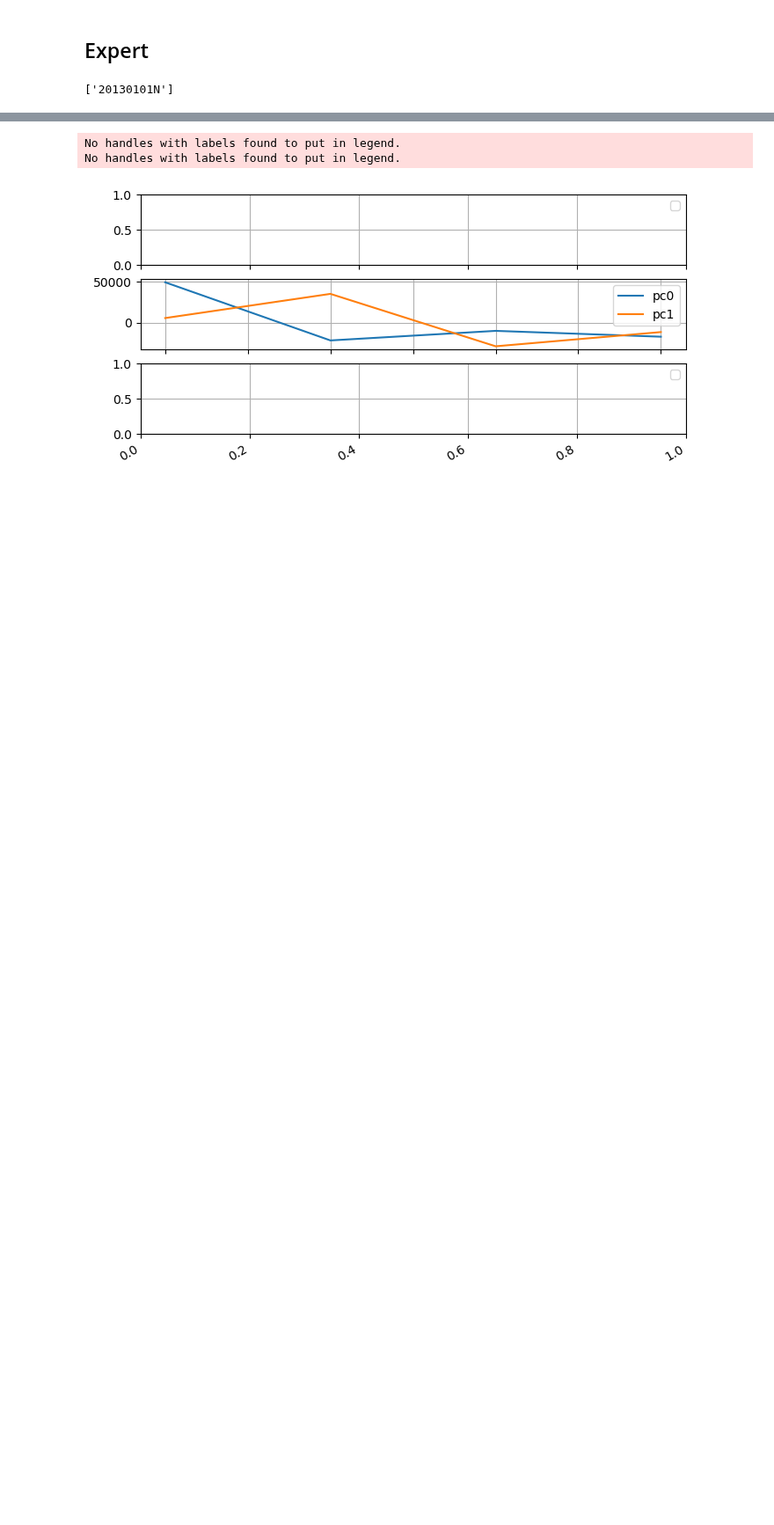
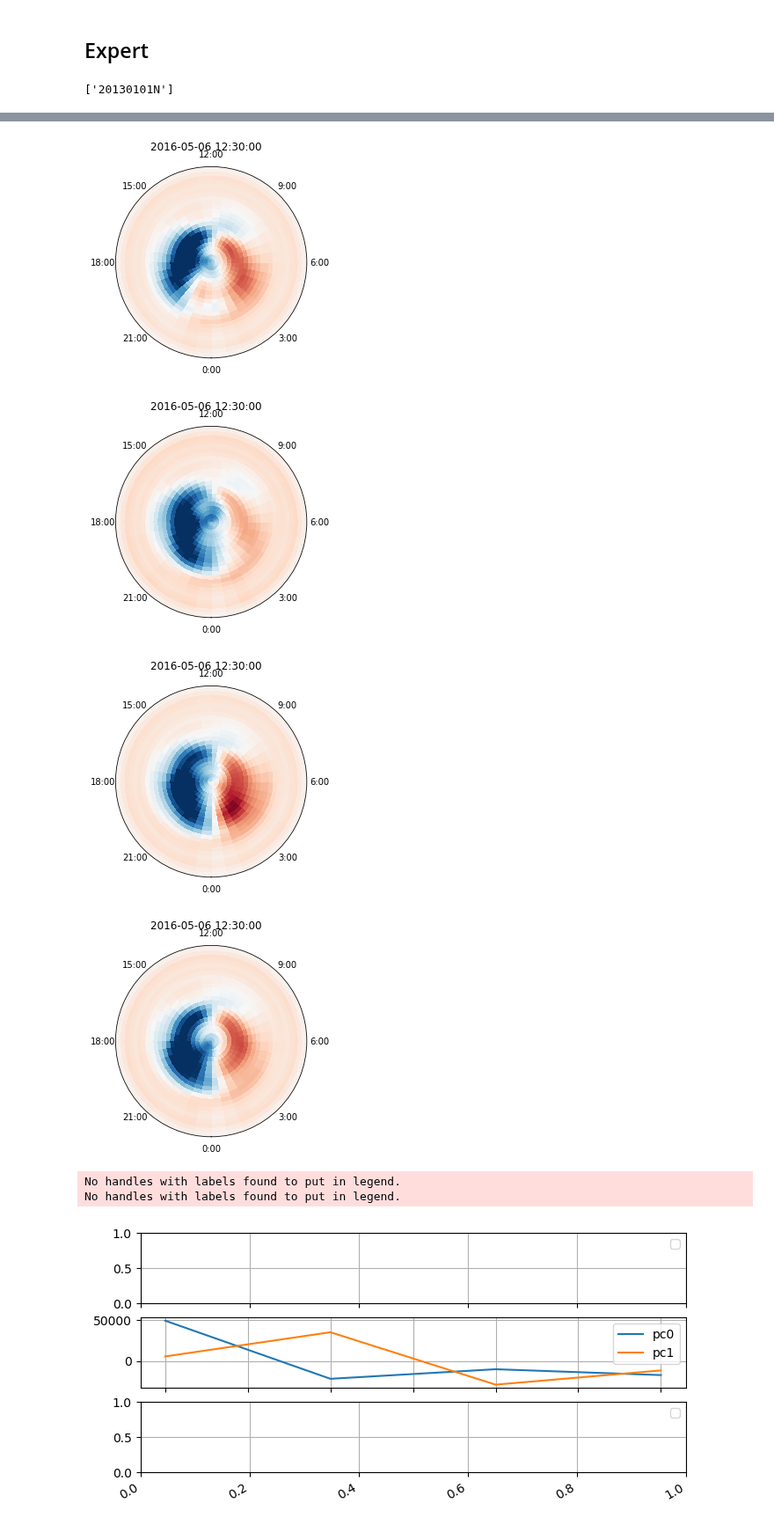
Before and after one commit to AMGeO-Collaboration/Earthcube-Meeting-2021, a Jupyter notebook: notebooks/WM_0_Developing An API For AMGeO Users.ipynb, the cells around one changed output, grey strips where cells are left out. Shown at 88% size. Drawn from its saved outputs; the diff is of its cells as text; code cells hidden in the pictures; blank space fills up the shorter version.

```diff
--- a/notebooks/WM_0_Developing An API For AMGeO Users.ipynb
+++ b/notebooks/WM_0_Developing An API For AMGeO Users.ipynb
@@ -450,5 +433,31 @@ ax.scatter([0, 1, 2, 3], [int(v) for v in vs])
 # %% [markdown]
 ## Expert
+# %%
+def polar2dial(ax):
+    """
+    Turns a matplotlib axes polar plot into a dial plot
+    """
+    #Rotate the plot so that noon is at the top and midnight
+    #is at the bottom, and fix the labels so radial direction
+    #is latitude and azimuthal direction is local time in hours
+    ax.set_theta_zero_location('S')
+    theta_label_values = np.array([0.,3.,6.,9.,12.,15.,18.,21.])*180./12
+    theta_labels = ['%d:00' % (int(th/180.*12)) for th in theta_label_values.flatten().tolist()]
+    ax.set_thetagrids(theta_label_values,labels=theta_labels)
+
+    r_label_values = 90.-np.array([80.,70.,60.,50.,40.])
+    r_labels = [r'$%d^{o}$' % (int(90.-rv)) for rv in r_label_values.flatten().tolist()]
+    ax.set_rgrids(r_label_values,labels=r_labels)
+
+def plot_potential(lats, lons, epot):
+    f = plt.figure()
+    ax = f.add_subplot(111,projection='polar')
+    polar2dial(ax)
+    r = np.radians(90.-lats)
+    th = np.radians(lons)
+    maxpot = np.nanpercentile(np.abs(epot),95)
+    mappable = ax.pcolor(th,r,epot,cmap='RdBu_r',vmin=-maxpot,vmax=maxpot)
+    return f,ax
 # %%
 # scikit pca
 # TODO: set expert dir
@@ -483 +492,13 @@ Attributes:
+# %%
+# plot potentials
+fs,axs = {},{}
+for epot in epots:
+    keystr = '{}{}'.format(dt.strftime('%Y%m%d_%H%M%S'),hemisphere)
+    fs[keystr],axs[keystr] = plot_potential(epot.lat.values, epot.lon.values, epot.values)
+    fs[keystr].suptitle(dt)
+# %% [output]
+[figure, added]
+[figure, added]
+[figure, added]
+[figure, added]
 # %%
```
Also changed, not shown: parts of 19 cells of this notebook, 2 other files.
